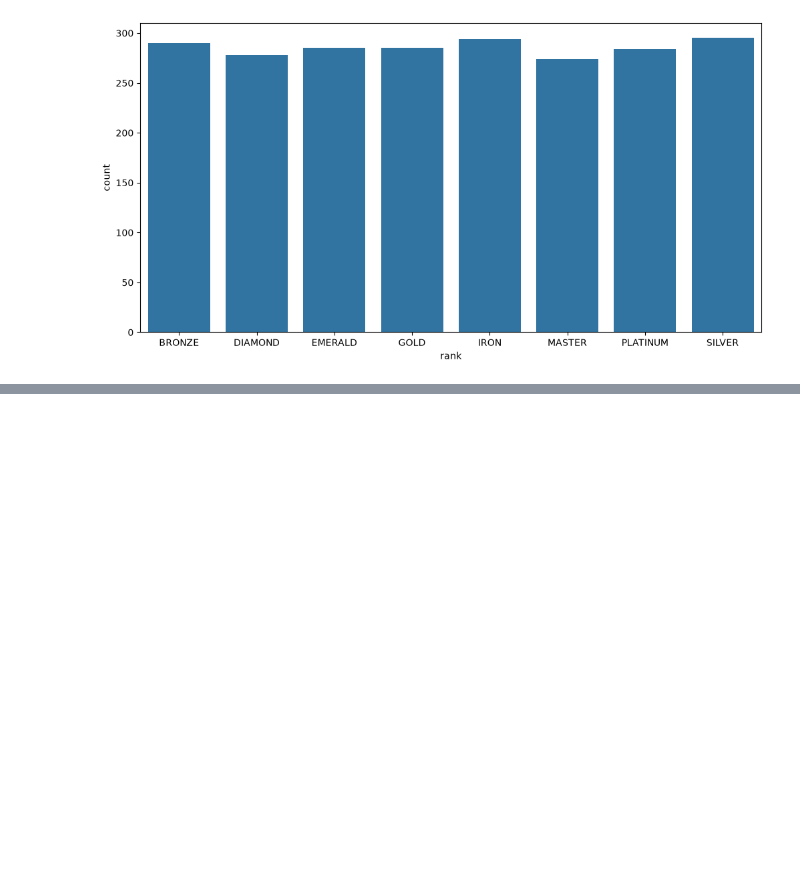
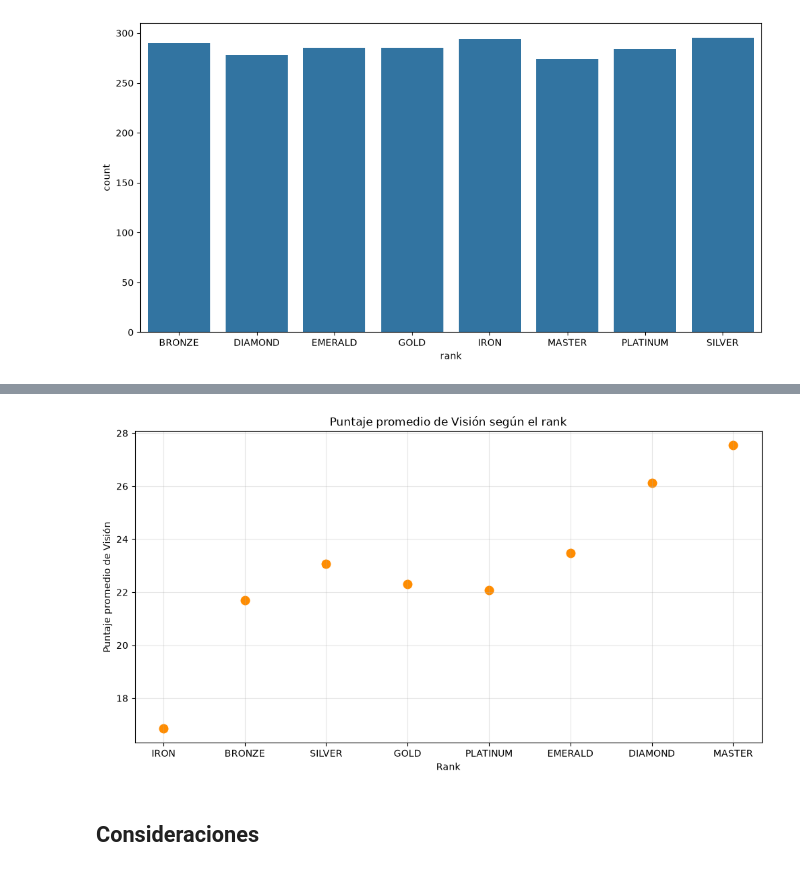
Before and after one commit to JuanjoLT/introIA-proyecto1, a Jupyter notebook: main.ipynb, the cells around one changed output, grey strips where cells are left out. Saved outputs shown, nothing was run; the diff lists cells and outputs as text; code cells hidden in the pictures; blank space fills up the shorter version.

```diff
--- a/main.ipynb
+++ b/main.ipynb
@@ -73,0 +119,22 @@ plt.show()
+# %%
+# Tiempo promedio por partida (gameDuration, en minutos) por rank
+
+# Promedio de VisionScore agrupado por rank, respetando el orden
+avg_vision_score = (
+    data.groupby("rank")["visionScore"]
+    .mean()
+    .reindex(rank_order)
+    .reset_index()
+)
+
+plt.figure(figsize=(12, 6))
+sns.scatterplot(data=avg_vision_score, x="rank", y="visionScore", s=120, color="darkorange")
+plt.title("Puntaje promedio de Visión según el rank")
+plt.xlabel("Rank")
+plt.ylabel("Puntaje promedio de Visión")
+plt.grid(True, alpha=0.3)
+plt.show()
+# %% [output]
+[figure, added]
+# %% [markdown]
+## Consideraciones
```
Also changed, not shown: parts of 4 cells of this notebook, 3 other files.
